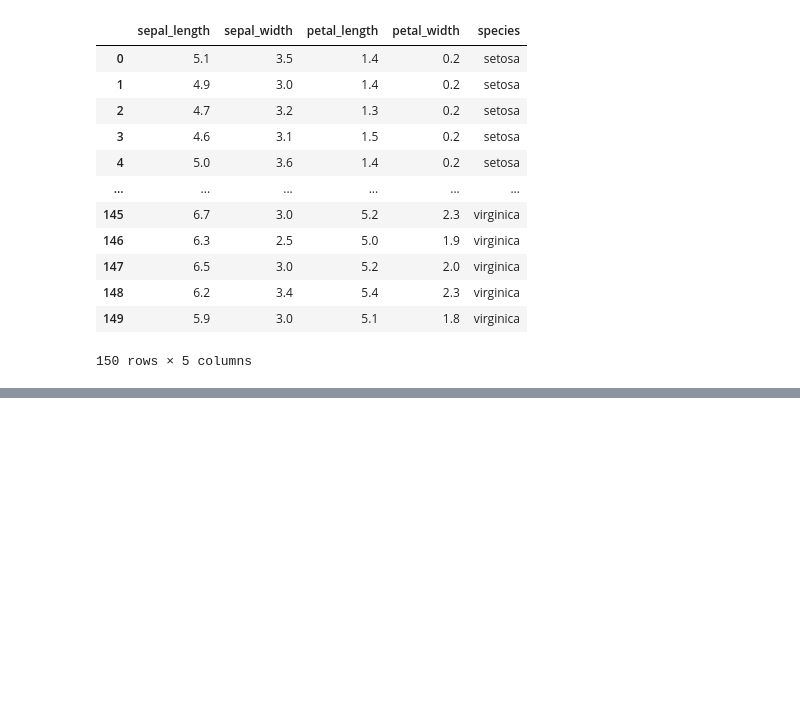
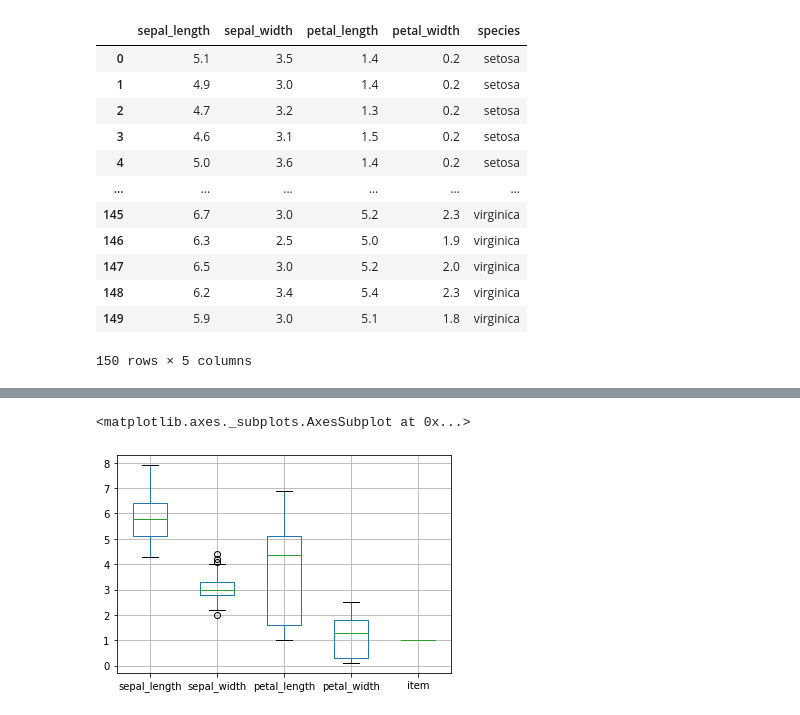
Before and after one commit to dscorzoni/my_pandas, a Jupyter notebook: python_statistics.ipynb, the cells around one changed output, grey strips where cells are left out. Drawn from its saved outputs; the diff is of its cells as text; code cells hidden in the pictures; blank space fills up the shorter version.

```diff
--- a/python_statistics.ipynb
+++ b/python_statistics.ipynb
@@ -27,0 +226,5 @@ iris
+# %%
+iris.boxplot()
+# %% [output]
+<matplotlib.axes._subplots.AxesSubplot at 0x...>
+[figure, added]
```
Also changed, not shown: parts of 26 cells of this notebook.
